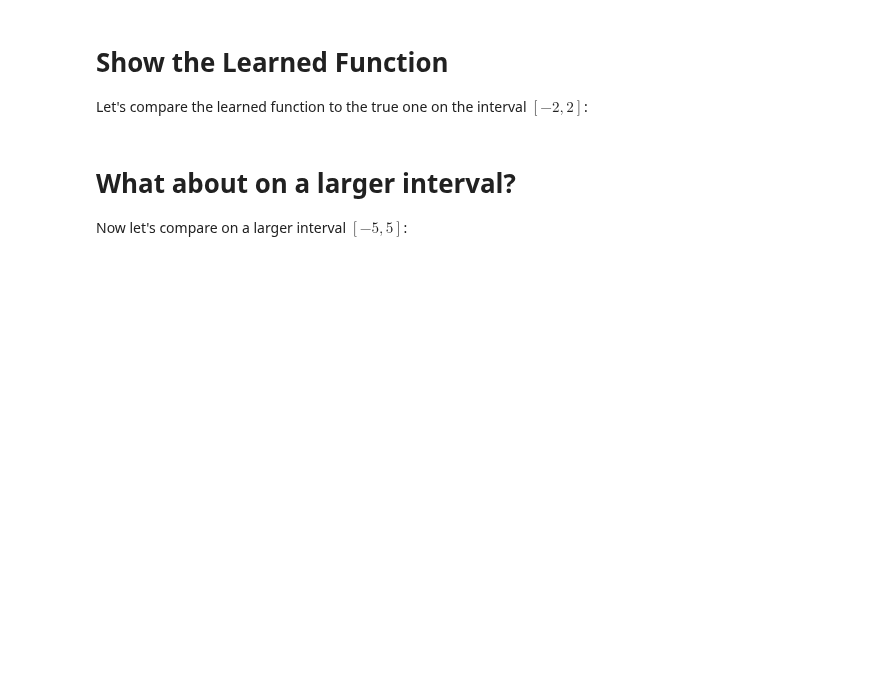
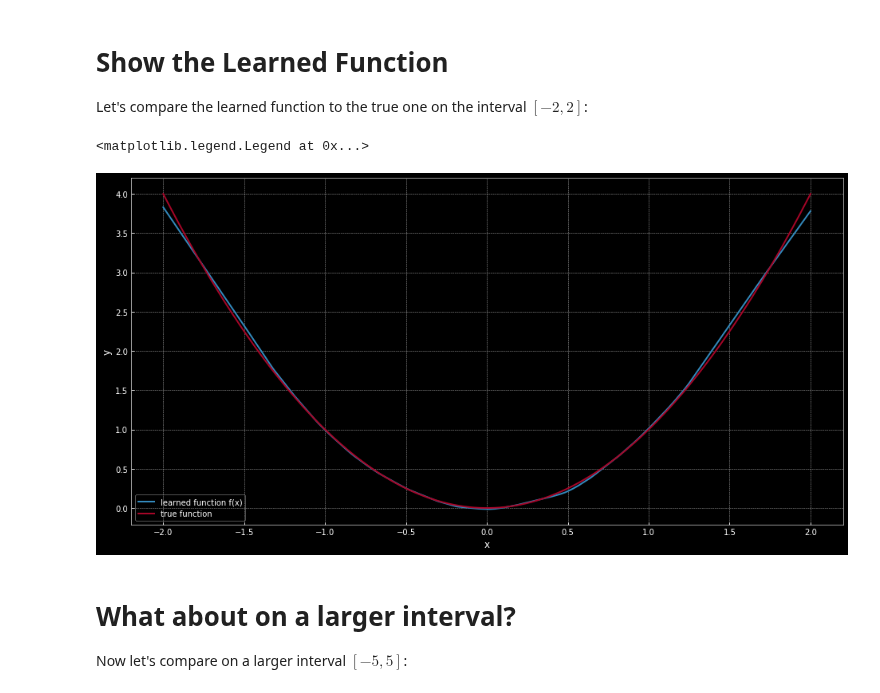
Before and after one commit to Atcold/NYU-DLSP20, a Jupyter notebook: 04-optimization.ipynb, the cells around one changed output. Saved outputs shown, nothing was run; the diff lists cells and outputs as text; code cells hidden in the pictures; blank space fills up the shorter version.

```diff
--- a/04-optimization.ipynb
+++ b/04-optimization.ipynb
@@ -67,16 +72,19 @@ plt.ylabel('loss')
 
 Let's compare the learned function to the true one on the interval $[-2, 2]$:
 # %%
-x = Variable(torch.linspace(-2, 2, 1000).view(-1, 1))
+x = torch.linspace(-2, 2, 1000).view(-1, 1)
 y = model(x)
 x = x.data.squeeze()
 y = y.data.squeeze()
 y_true = x**2
 plt.plot(x.numpy(), y.numpy())
 plt.plot(x.numpy(), y_true.numpy())
 plt.xlabel('x')
 plt.ylabel('y')
 plt.legend(['learned function f(x)', 'true function'])
+# %% [output]
+<matplotlib.legend.Legend at 0x...>
+[figure, added]
 # %% [markdown]
 # What about on a larger interval?
 
```
Also changed, not shown: parts of 4 cells of this notebook.
